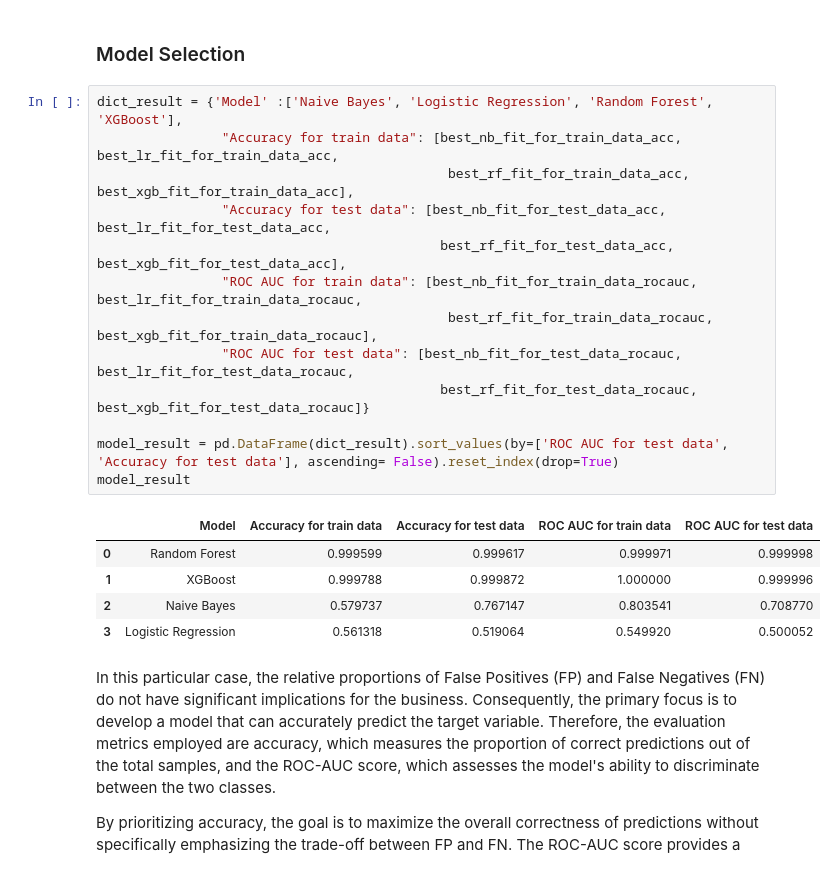
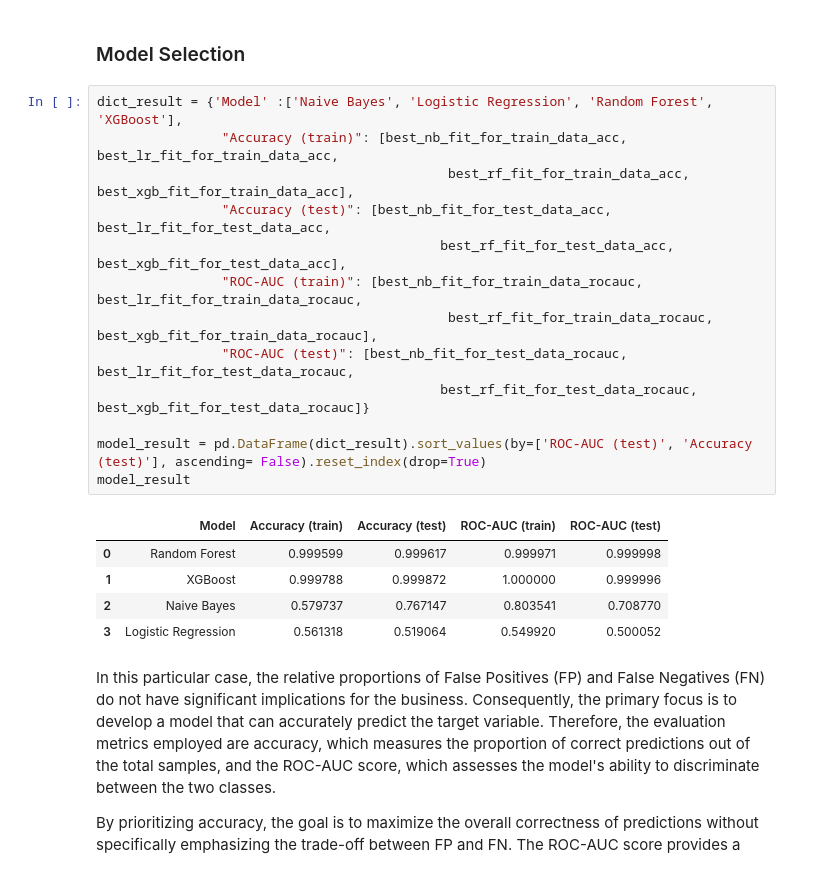
Before and after one commit to crypter70/Electric-Vehicle-Type-Classification, a Jupyter notebook: Electric Vehicle Type Classification.ipynb, the cells around one changed output. Drawn from its saved outputs; the diff is of its cells as text.

```diff
--- a/Electric Vehicle Type Classification.ipynb
+++ b/Electric Vehicle Type Classification.ipynb
@@ -1485,19 +1485,19 @@ ROC AUC  : 0.9999956267031667
 ### Model Selection
 # %%
 dict_result = {'Model' :['Naive Bayes', 'Logistic Regression', 'Random Forest', 'XGBoost'],
-                "Accuracy for train data": [best_nb_fit_for_train_data_acc, best_lr_fit_for_train_data_acc,
+                "Accuracy (train)": [best_nb_fit_for_train_data_acc, best_lr_fit_for_train_data_acc,
                                              best_rf_fit_for_train_data_acc, best_xgb_fit_for_train_data_acc],
-                "Accuracy for test data": [best_nb_fit_for_test_data_acc, best_lr_fit_for_test_data_acc,
+                "Accuracy (test)": [best_nb_fit_for_test_data_acc, best_lr_fit_for_test_data_acc,
                                             best_rf_fit_for_test_data_acc, best_xgb_fit_for_test_data_acc],
-                "ROC AUC for train data": [best_nb_fit_for_train_data_rocauc, best_lr_fit_for_train_data_rocauc,
+                "ROC-AUC (train)": [best_nb_fit_for_train_data_rocauc, best_lr_fit_for_train_data_rocauc,
                                              best_rf_fit_for_train_data_rocauc, best_xgb_fit_for_train_data_rocauc],
-                "ROC AUC for test data": [best_nb_fit_for_test_data_rocauc, best_lr_fit_for_test_data_rocauc,
+                "ROC-AUC (test)": [best_nb_fit_for_test_data_rocauc, best_lr_fit_for_test_data_rocauc,
                                             best_rf_fit_for_test_data_rocauc, best_xgb_fit_for_test_data_rocauc]}
 
-model_result = pd.DataFrame(dict_result).sort_values(by=['ROC AUC for test data', 'Accuracy for test data'], ascending= False).reset_index(drop=True)
+model_result = pd.DataFrame(dict_result).sort_values(by=['ROC-AUC (test)', 'Accuracy (test)'], ascending= False).reset_index(drop=True)
 model_result
 # %% [output]
-|  | Model | Accuracy for train data | Accuracy for test data | ROC AUC for train data | ROC AUC for test data |
+|  | Model | Accuracy (train) | Accuracy (test) | ROC-AUC (train) | ROC-AUC (test) |
 | 0 | Random Forest | 0.999599 | 0.999617 | 0.999971 | 0.999998 |
 | 1 | XGBoost | 0.999788 | 0.999872 | 1.000000 | 0.999996 |
 | 2 | Naive Bayes | 0.579737 | 0.767147 | 0.803541 | 0.708770 |
```
